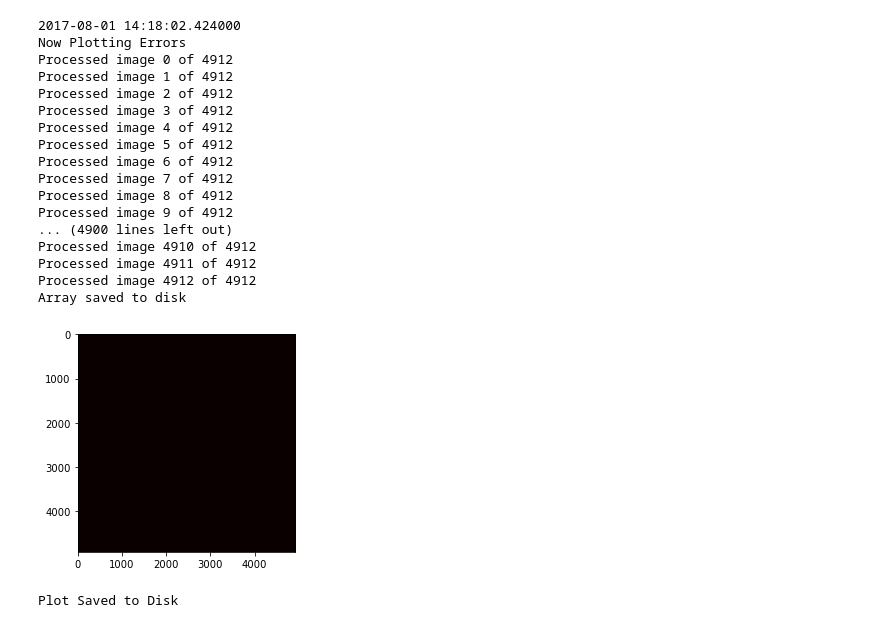
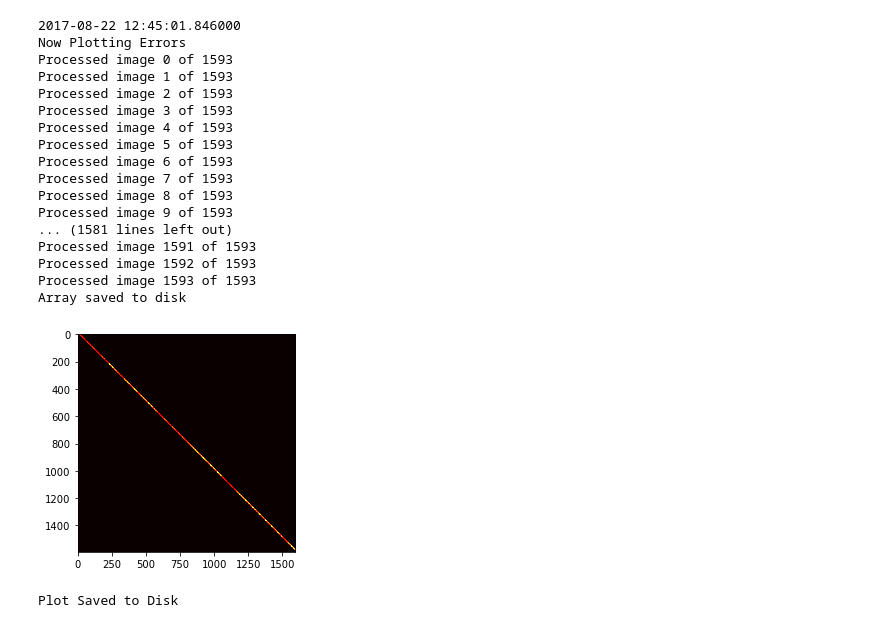
Before and after one commit to awb1015/Dissertation, a Jupyter notebook: Error Plotting.ipynb, the cells around one changed output. Drawn from its saved outputs; the diff is of its cells as text; code cells hidden in the pictures.

```diff
--- a/Error Plotting.ipynb
+++ b/Error Plotting.ipynb
@@ -17,7 +17,7 @@ def plotError(frameCount, extraDiag):
         image1 = cv2.imread("C:\\Users\\Alex\\Documents\\Dissertation\\cleanedTimeLapseFrame\\frame%0*d.jpg" %(4,i))
         image2 = cv2.imread("C:\\Users\\Alex\\Documents\\Dissertation\\cleanedTimeLapseFrame\\frame%0*d.jpg" %(4,i+1))
         #First Diagonal is y=x+1
-        errors[i, i+1]=ims.mse(image1, image2)
+        errors[i, i+1]=ims.dssimCompare(image1, image2)
         #Second Diagonal is y=x+2
         #This loop calls our extra diagonals for however many we specify
         #We need to add guarding here to prevent looking for an image that extends beyond available frames
@@ -45,52 +45,50 @@ def plotErrorDict(frameCount, extraDiag):
     for i in range(0, frameCount):
         #Add Entries to Dictionary, only add a single entry when i>1
         if(i>0):
             imagedict["{0}".format(i+extraDiag+1)]= cv2.imread("C:\\Users\\Alex\\Documents\\Dissertation\\cleanedTimeLapseFrame\\image%0*d.jpg" %(4,i+extraDiag+1))
         else:
             for j in range(i, extraDiag+2):
                 imagedict["{0}".format(j)]= cv2.imread("C:\\Users\\Alex\\Documents\\Dissertation\\cleanedTimeLapseFrame\\image%0*d.jpg" %(4,j))
         #Then Compare
         for k in range(i+1, i+extraDiag+2):
             if(imagedict["%d" %(k)] is None):
                 continue
             if(i<frameCount and k<frameCount):
-                errors[i,k] = ims.mse(imagedict["%d" %(i)],imagedict["%d" %(k)])
+                errors[i,k] = ims.dssimCompare(imagedict["%d" %(i)],imagedict["%d" %(k)])
         #Then delete as needed, we'll delete the earliest created entry
         del imagedict["%d" %(i)]
         print ("Processed image %d of %d" %(i, frameCount-1))
-    np.savetxt('test_mse.txt', errors)
+    np.savetxt('swiss_dssim.txt', errors)
     #np.savetxt('sparsearray.txt', errorsSparse)
     print "Array saved to disk"
     #Now plot and we need a way to save our plot
     plt.imshow(errors, cmap='hot', interpolation='nearest')
     plt.show()
     plt.savefig("errorplot.png")
     print "Plot Saved to Disk"
 
 #Main Function
 #By this unscientific timing the first algo takes 24 seconds and the dictionary based approach is 16 seconds. So roughly 33% quicker
 #Repeated with dSSIM we have 7min 6sec and 6min 42 sec. Likely due to the fact that the increase is due to dSSIM being more costly
-#int datetime.datetime.utcnow()
-#plotError(165, 6)
 print datetime.datetime.utcnow()
-plotErrorDict(4913, 15)
+plotErrorDict(1594, 15)
 # %% [output]
-2017-08-01 14:18:02.424000
+2017-08-22 12:45:01.846000
 Now Plotting Errors
-Processed image 0 of 4912
-Processed image 1 of 4912
-Processed image 2 of 4912
-Processed image 3 of 4912
-Processed image 4 of 4912
-Processed image 5 of 4912
-Processed image 6 of 4912
-Processed image 7 of 4912
-Processed image 8 of 4912
-Processed image 9 of 4912
-... (4900 lines left out)
-Processed image 4910 of 4912
-Processed image 4911 of 4912
-Processed image 4912 of 4912
+Processed image 0 of 1593
+Processed image 1 of 1593
+Processed image 2 of 1593
+Processed image 3 of 1593
+Processed image 4 of 1593
+Processed image 5 of 1593
+Processed image 6 of 1593
+Processed image 7 of 1593
+Processed image 8 of 1593
+Processed image 9 of 1593
+... (1581 lines left out)
+Processed image 1591 of 1593
+Processed image 1592 of 1593
+Processed image 1593 of 1593
 Array saved to disk
-[figure, old version]
+[figure, new version]
 Plot Saved to Disk
```
Also changed, not shown: 5 other files.
